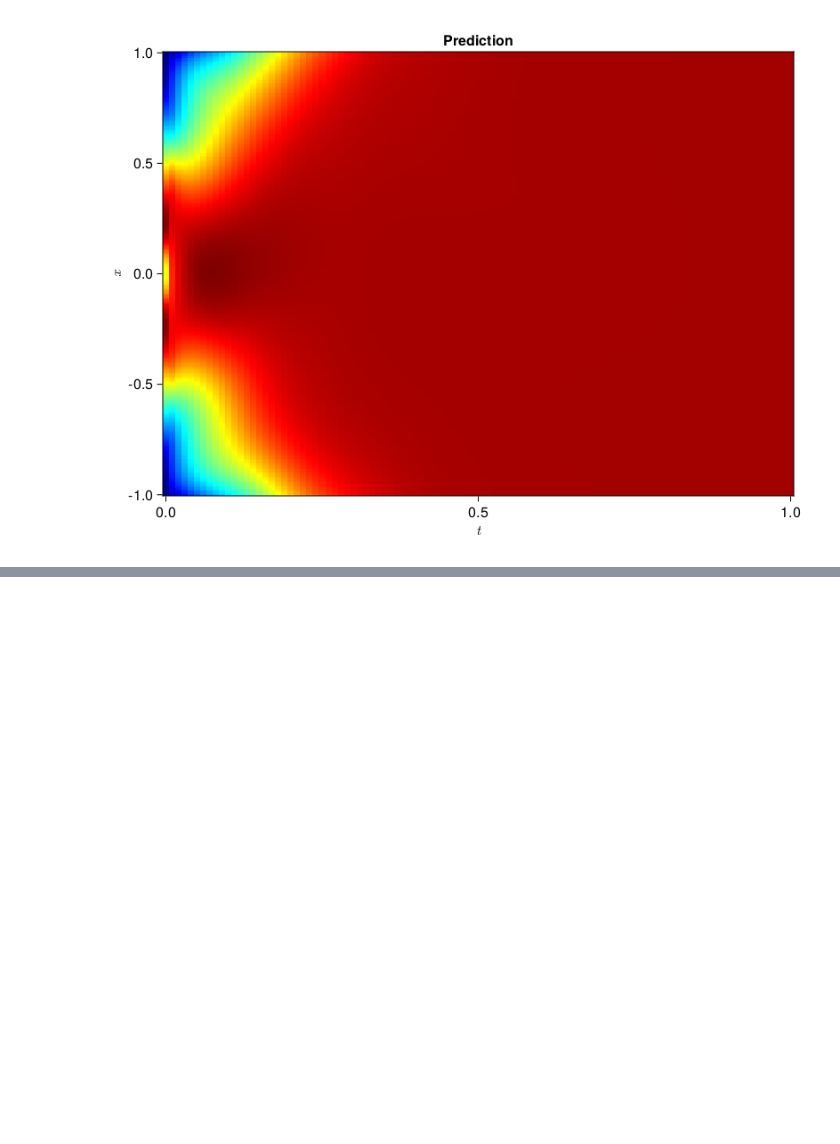
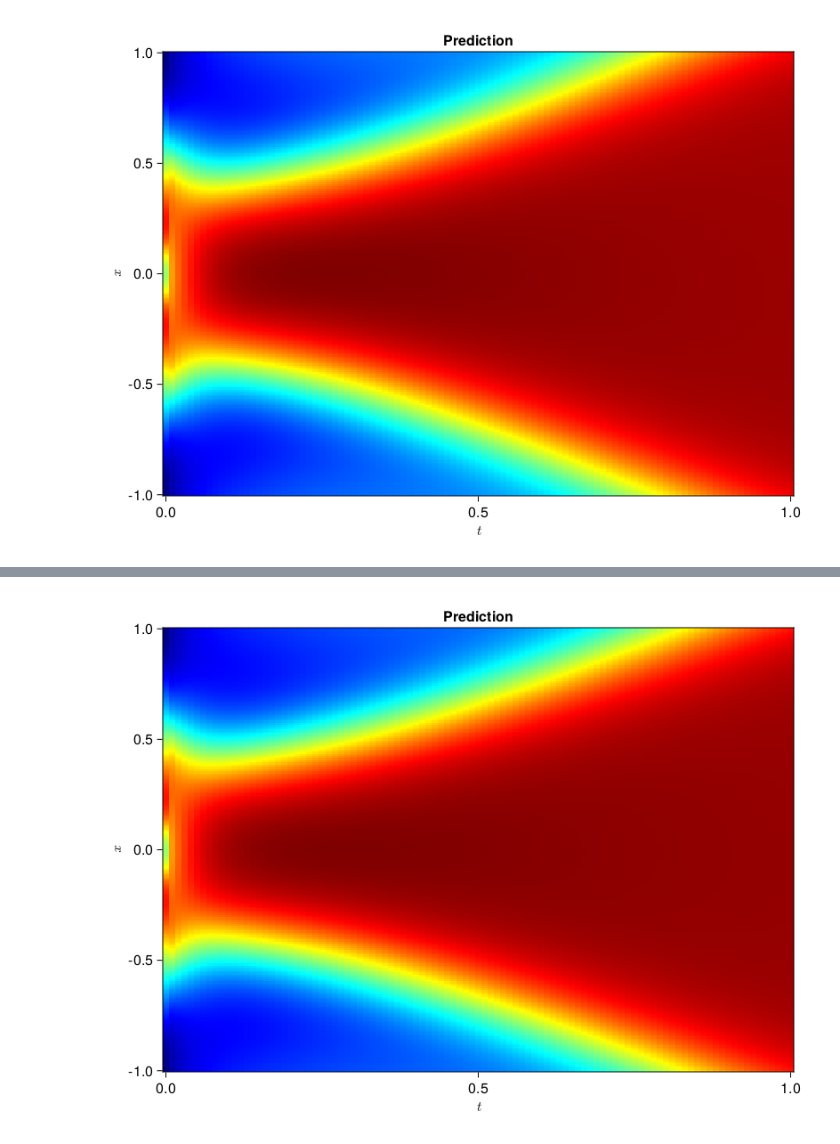
Before and after one commit to YichengDWu/Sophon-Examples, a Jupyter notebook: cahn-hilliard.ipynb, the cells around one changed output, grey strips where cells are left out. Saved outputs shown, nothing was run; the diff lists cells and outputs as text; code cells hidden in the pictures; blank space fills up the shorter version.

```diff
--- a/cahn-hilliard.ipynb
+++ b/cahn-hilliard.ipynb
@@ -24,7 +29,7 @@ domains = [t ∈ Interval(0.0, 1.0),
 # %%
 chain = FullyConnected(2, 1, tanh; hidden_dims=16, num_layers=5)
 pinn = PINN(chain)
-sampler = BetaRandomSampler(1000, (400, 100, 100))
+sampler = BetaRandomSampler(2000, (400, 100, 100))
 strategy = NonAdaptiveTraining(1, (500,10,10))
 prob = Sophon.discretize(pde_system, pinn, sampler, strategy)
 # %% [output]
@@ -65,5 +71,5 @@ heatmap(ts, xs, u_pred, axis=axis, colormap=:jet)
 # %%
-for α in [0.6, 0.8, 1.0]
+for α in [0.5, 0.6, 0.8, 1.0]
     i = 0
     sampler = remake(sampler; α=α)
     data = Sophon.sample(pde_system, sampler)
@@ -88 +94 @@ Loss: 0.013226520091661736
-[figure, old version]
+[figure, new version]
@@ -96,0 +106 @@ Loss: 0.002255489542150203
+[figure, added]
```
Also changed, not shown: parts of 10 cells of this notebook.
